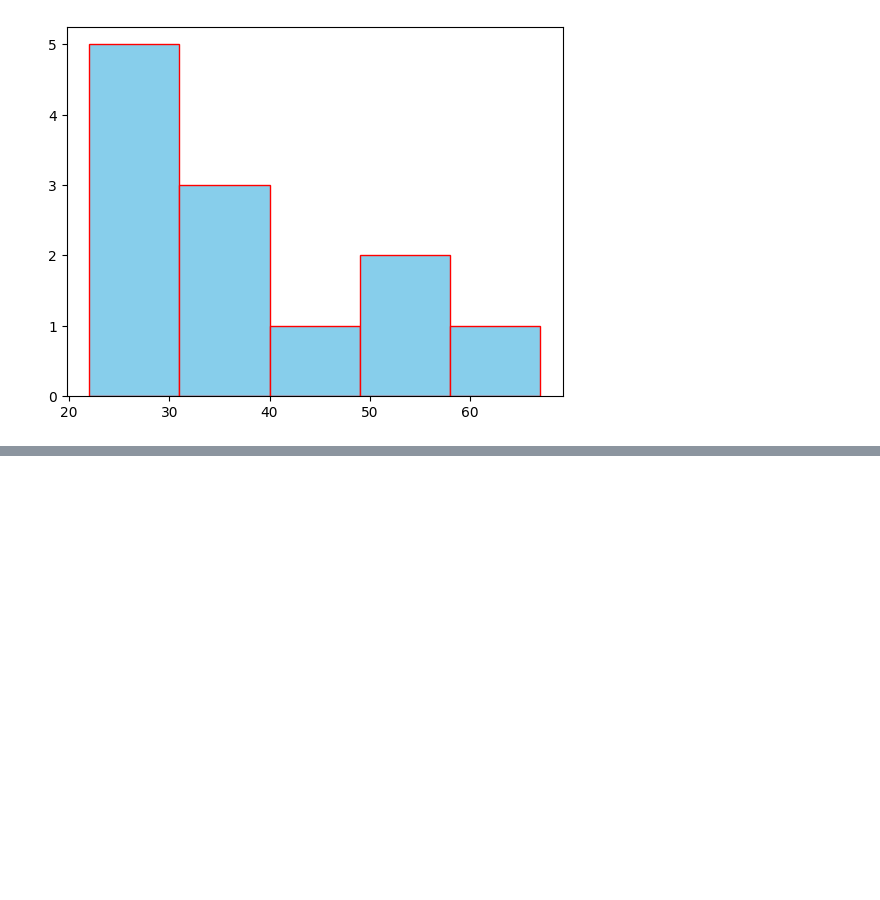
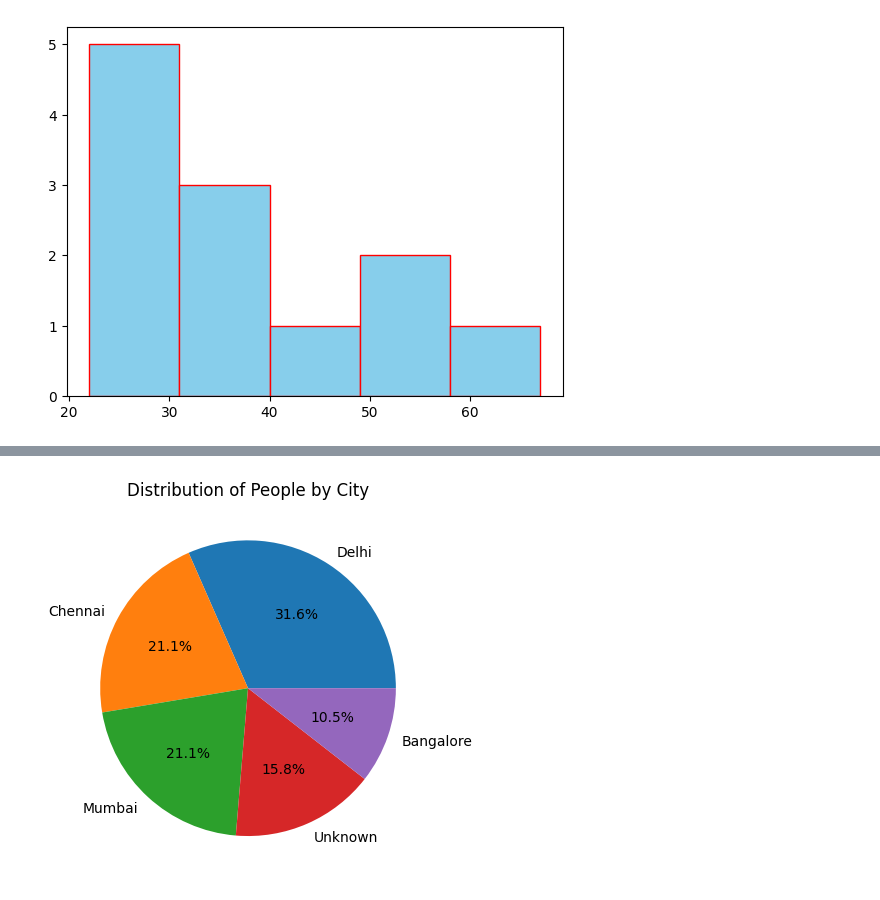
Before and after one commit to Nakulan12/ML, a Jupyter notebook: Python_Basics.ipynb, the cells around one changed output, grey strips where cells are left out. Drawn from its saved outputs; the diff is of its cells as text; code cells hidden in the pictures; blank space fills up the shorter version.

```diff
--- a/Python_Basics.ipynb
+++ b/Python_Basics.ipynb
@@ -369,0 +470,10 @@ plt.show()
+# %%
+import matplotlib.pyplot as plt
+
+city_count = df['City'].value_counts()
+
+plt.pie(city_count, labels=city_count.index, autopct='%1.1f%%')
+plt.title("Distribution of People by City")
+plt.show()
+# %% [output]
+[figure, added]
```
Also changed, not shown: parts of 12 cells of this notebook.
